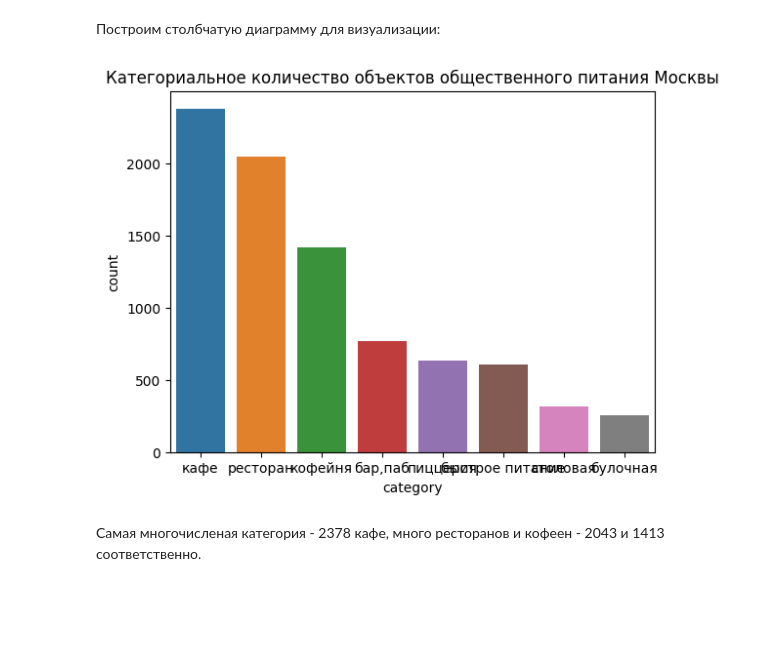
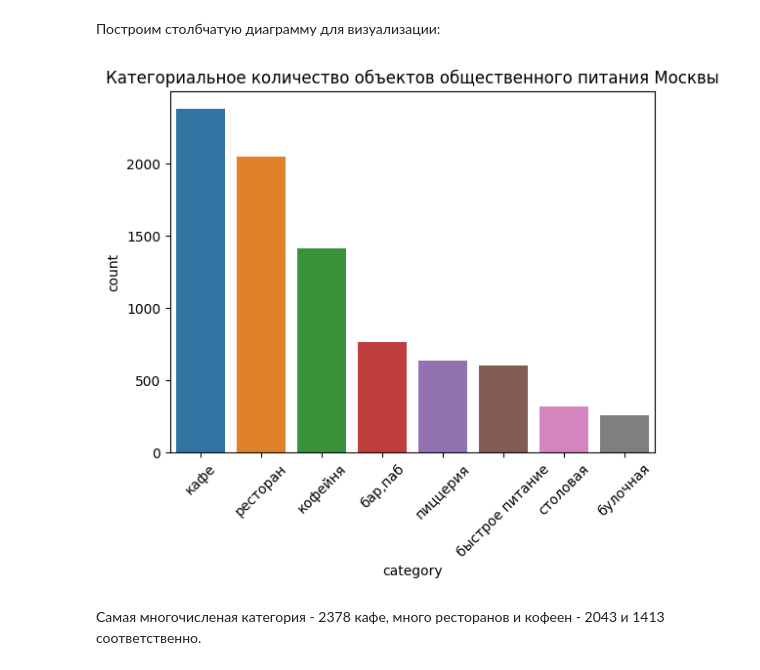
Before and after one commit to akirionenko/research-of-the-public-catering-market-in-Moscow-, a Jupyter notebook: проект_11.ipynb, the cells around one changed output. Drawn from its saved outputs; the diff is of its cells as text; code cells hidden in the pictures; blank space fills up the shorter version.

```diff
--- a/проект_11.ipynb
+++ b/проект_11.ipynb
@@ -137,8 +137,9 @@ data_ctg
 Построим столбчатую диаграмму для визуализации:
 # %%
 ax = sns.barplot(x='category', y='count', data=data_ctg).set(title='Категориальное количество объектов общественного питания Москвы')
+plt.xticks(rotation=45);
 # %% [output]
-[figure, old version]
+[figure, new version]
 # %% [markdown]
 Самая многочисленая категория - 2378  кафе, много ресторанов и кофеен - 2043 и 1413 соответственно.
 # %% [markdown]
```
Also changed, not shown: parts of 3 cells of this notebook.
